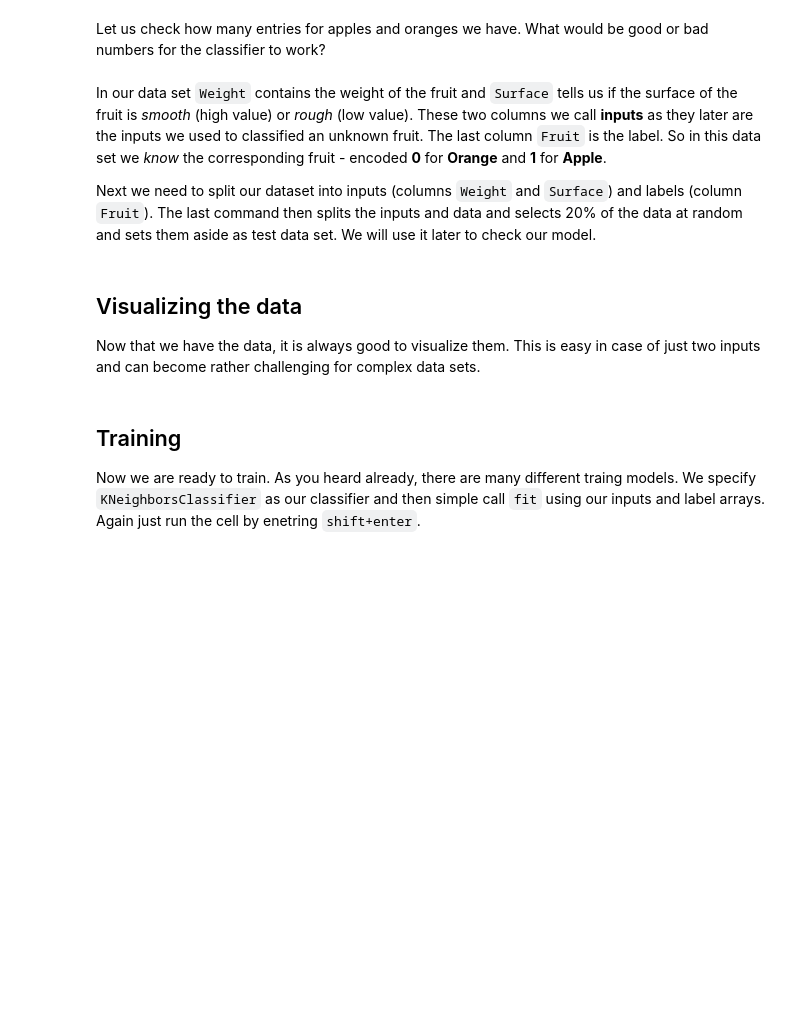
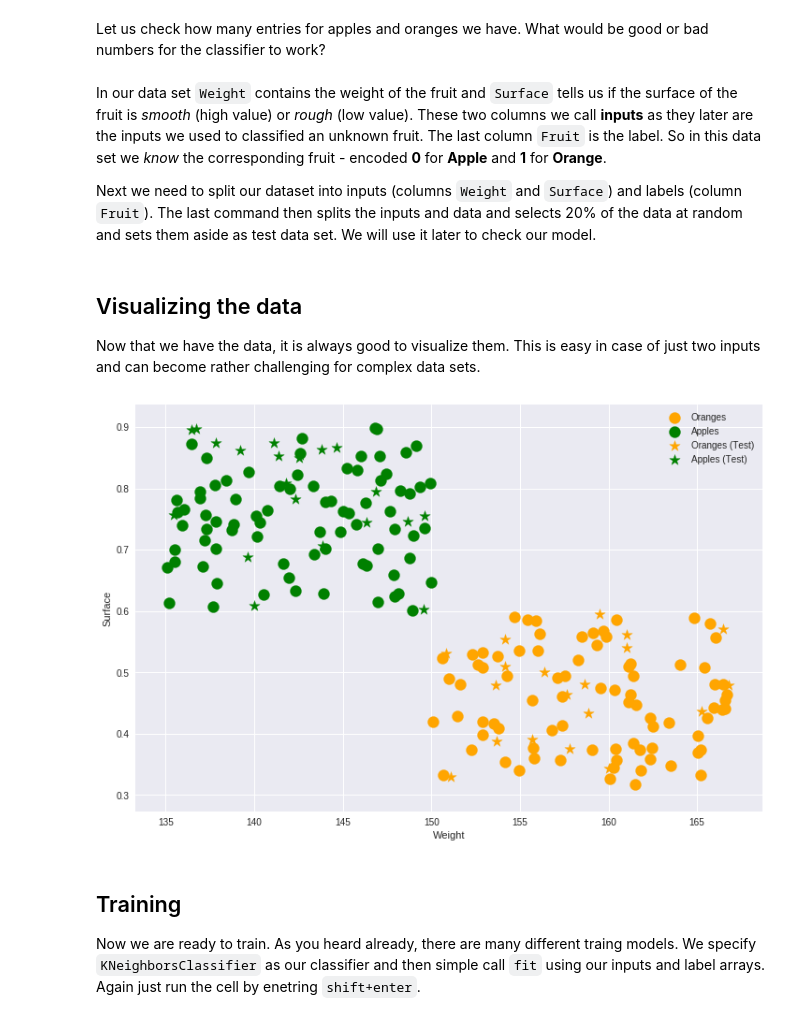
Before and after one commit to tproffen/ORCSGirlsPython, a Jupyter notebook: MachineLearning/Activity 2 -- FunWithMachineLearning-Fruit.ipynb, the cells around one changed output. Cells and saved outputs as stored; diff of their text form; code cells hidden in the pictures; blank space fills up the shorter version.

Commit message:
Fixed Apples / Orange labels

```diff
--- a/MachineLearning/Activity 2 -- FunWithMachineLearning-Fruit.ipynb
+++ b/MachineLearning/Activity 2 -- FunWithMachineLearning-Fruit.ipynb
@@ -42,7 +52,7 @@ Let us check how many entries for apples and oranges we have. What would be good
 # Count how many entries of each type we have in the column 'Fruit'
 pd.value_counts(data['Fruit'].values)
 # %% [markdown]
-In our data set `Weight` contains the weight of the fruit and `Surface` tells us if the surface of the fruit is *smooth* (high value) or *rough* (low value). These two columns we call **inputs** as they later are the inputs we used to classified an unknown fruit. The last column `Fruit` is the label. So in this data set we *know* the corresponding fruit - encoded **0** for **Orange** and **1** for **Apple**.
+In our data set `Weight` contains the weight of the fruit and `Surface` tells us if the surface of the fruit is *smooth* (high value) or *rough* (low value). These two columns we call **inputs** as they later are the inputs we used to classified an unknown fruit. The last column `Fruit` is the label. So in this data set we *know* the corresponding fruit - encoded **0** for **Apple** and **1** for **Orange**.
 
 Next we need to split our dataset into inputs (columns `Weight` and `Surface`) and labels (column `Fruit`). The last command then splits the inputs and data and selects 20% of the data at random and sets them aside as test data set. We will use it later to check our model.
 # %%
@@ -56,16 +66,18 @@ Now that we have the data, it is always good to visualize them. This is easy in
 # %%
 # Plotting data
 plt.figure(figsize=(12, 8))
 
-plt.scatter(inputs_train[labels_train==1, 0], inputs_train[labels_train==1, 1], c='green',  label='Apples')
-plt.scatter(inputs_train[labels_train==0, 0], inputs_train[labels_train==0, 1], c='orange', label='Oranges')
-plt.scatter(inputs_test[labels_test==1, 0], inputs_test[labels_test==1, 1], c='green',  label='Apples (Test)',  marker='*')
-plt.scatter(inputs_test[labels_test==0, 0], inputs_test[labels_test==0, 1], c='orange', label='Oranges (Test)', marker='*')
+plt.scatter(inputs_train[labels_train==1, 0], inputs_train[labels_train==1, 1], c='orange',  label='Oranges')
+plt.scatter(inputs_train[labels_train==0, 0], inputs_train[labels_train==0, 1], c='green', label='Apples')
+plt.scatter(inputs_test[labels_test==1, 0], inputs_test[labels_test==1, 1], c='orange',  label='Oranges (Test)',  marker='*')
+plt.scatter(inputs_test[labels_test==0, 0], inputs_test[labels_test==0, 1], c='green', label='Apples (Test)', marker='*')
 
 plt.xlabel('Weight')
 plt.ylabel('Surface')
 plt.legend()
 plt.show()
+# %% [output]
+[figure, added]
 # %% [markdown]
 ## Training
 
```
Also changed, not shown: parts of 3 cells of this notebook.
